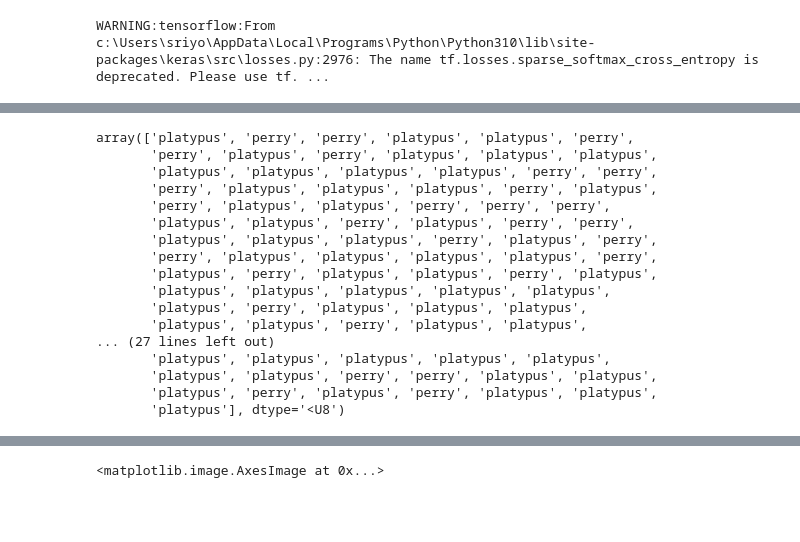
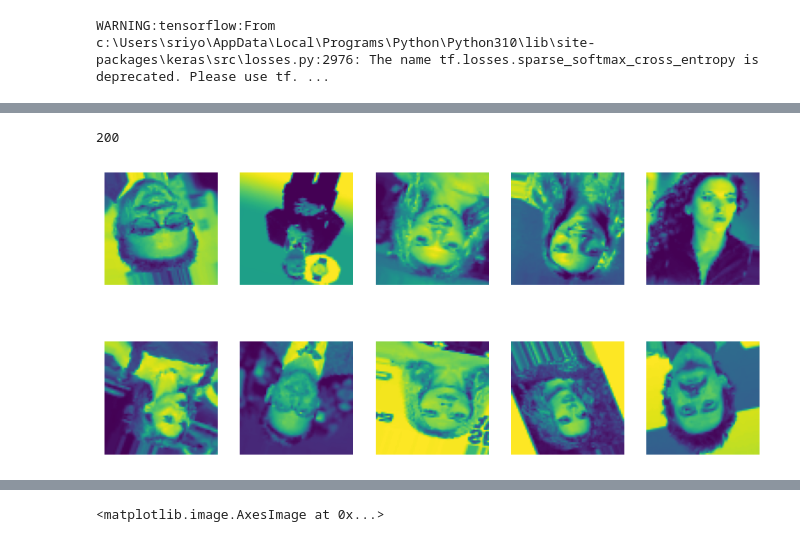
Before and after one commit to Dheeerazzz/Perry_or_Platypus_CNN-collection, a Jupyter notebook: perry or platypus/try.ipynb, the cells around one changed output, grey strips where cells are left out. Saved outputs shown, nothing was run; the diff lists cells and outputs as text; code cells hidden in the pictures; blank space fills up the shorter version.

```diff
--- a/perry or platypus/try.ipynb
+++ b/perry or platypus/try.ipynb
@@ -54,16 +58,30 @@ combined_data
+# %%
+len(platypus_tr)
+# %% [output]
+200
 # %%
 import cv2
 import numpy as np
 from sklearn.model_selection import train_test_split
+from keras.preprocessing.image import ImageDataGenerator
 
-RESIZE_WIDTH = 100
-RESIZE_HEIGHT = 100
+# Define an image data generator for augmentation
+datagen = ImageDataGenerator(
+    rotation_range=20,
+    width_shift_range=0.1,
+    height_shift_range=0.1,
+    shear_range=0.2,
+    zoom_range=0.2,
+    horizontal_flip=True,
+    vertical_flip=True,
+    fill_mode='nearest'
+)
 
 resized_images = []
 labels = []
 
 for image, label in combined_data:
-    resized_image = cv2.resize(image, (RESIZE_WIDTH, RESIZE_HEIGHT))
+    resized_image = cv2.resize(image, (64,64))
     normalized_image = resized_image.astype(np.float32) / 255.0
     resized_images.append(normalized_image)
     labels.append(label)
@@ -72,26 +90,26 @@ X = np.array(resized_images)
 y = np.array(labels)
 
 X_train, X_val, y_train, y_val = train_test_split(X, y, test_size=0.2, random_state=42)
+
+X_train = np.expand_dims(X_train, axis=3)
+X_val = np.expand_dims(X_val, axis=3)
+
+train_datagen = datagen.flow(X_train, y_train, batch_size=10, seed=42)
-# %%
-y_train
-# %% [output]
-array(['platypus', 'perry', 'perry', 'platypus', 'platypus', 'perry',
-       'perry', 'platypus', 'perry', 'platypus', 'platypus', 'platypus',
-       'platypus', 'platypus', 'platypus', 'platypus', 'perry', 'perry',
-       'perry', 'platypus', 'platypus', 'platypus', 'perry', 'platypus',
-       'perry', 'platypus', 'platypus', 'perry', 'perry', 'perry',
-       'platypus', 'platypus', 'perry', 'platypus', 'perry', 'perry',
-       'platypus', 'platypus', 'platypus', 'perry', 'platypus', 'perry',
-       'perry', 'platypus', 'platypus', 'platypus', 'platypus', 'perry',
-       'platypus', 'perry', 'platypus', 'platypus', 'perry', 'platypus',
-       'platypus', 'platypus', 'platypus', 'platypus', 'platypus',
-       'platypus', 'perry', 'platypus', 'platypus', 'platypus',
-       'platypus', 'platypus', 'perry', 'platypus', 'platypus',
-... (27 lines left out)
-       'platypus', 'platypus', 'platypus', 'platypus', 'platypus',
-       'platypus', 'platypus', 'perry', 'perry', 'platypus', 'platypus',
-       'platypus', 'perry', 'platypus', 'perry', 'platypus', 'platypus',
-       'platypus'], dtype='<U8')
+# %%
+import matplotlib.pyplot as plt
+
+# Generate a batch of augmented images
+augmented_images, _ = train_datagen.next()
+
+# Plot the augmented images
+plt.figure(figsize=(10, 10))
+for i in range(10):
+    plt.subplot(4, 5, i+1)
+    plt.imshow(augmented_images[i])
+    plt.axis('off')
+plt.show()
+# %% [output]
+[figure, added]
 # %%
 for i in range(len(y_train)):
     if y_train[i]=='perry':
```
Also changed, not shown: parts of 13 cells of this notebook.
